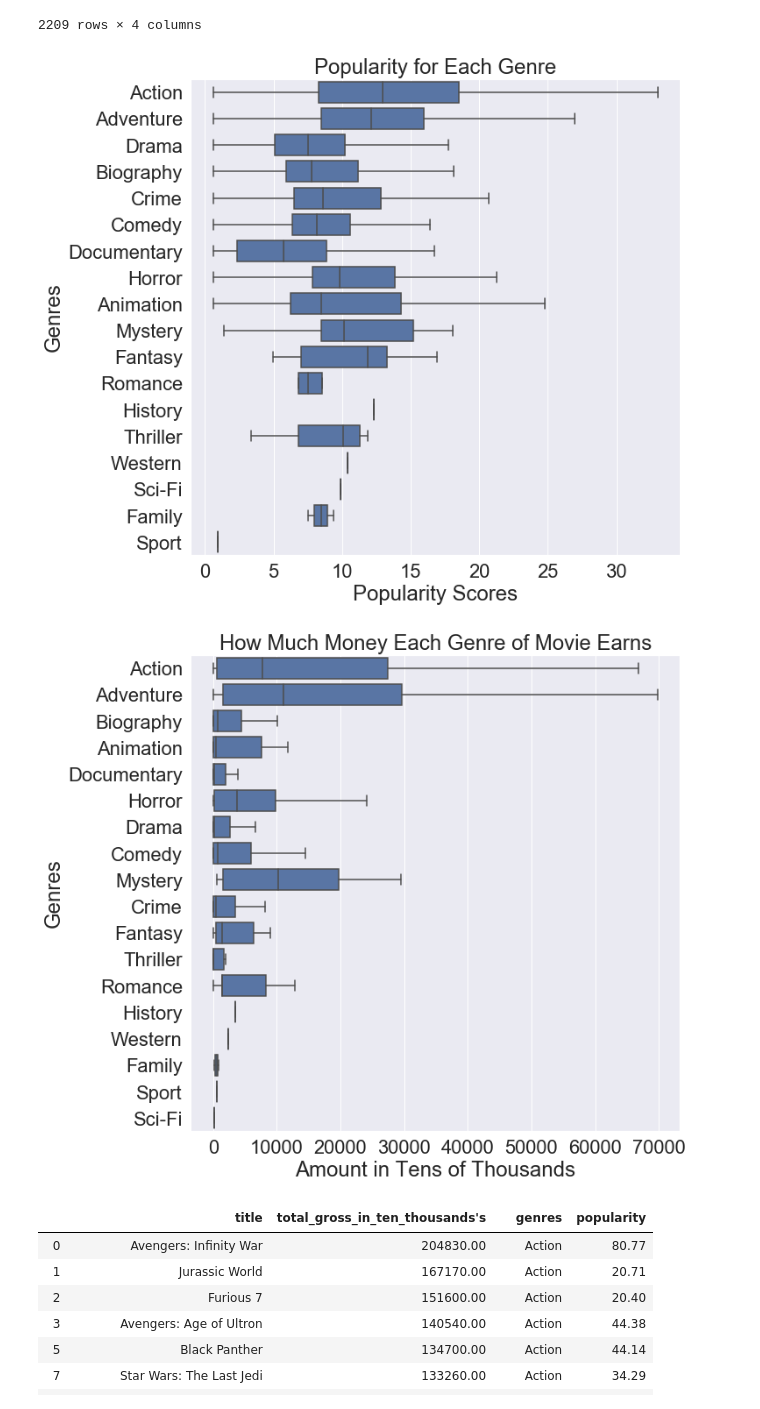
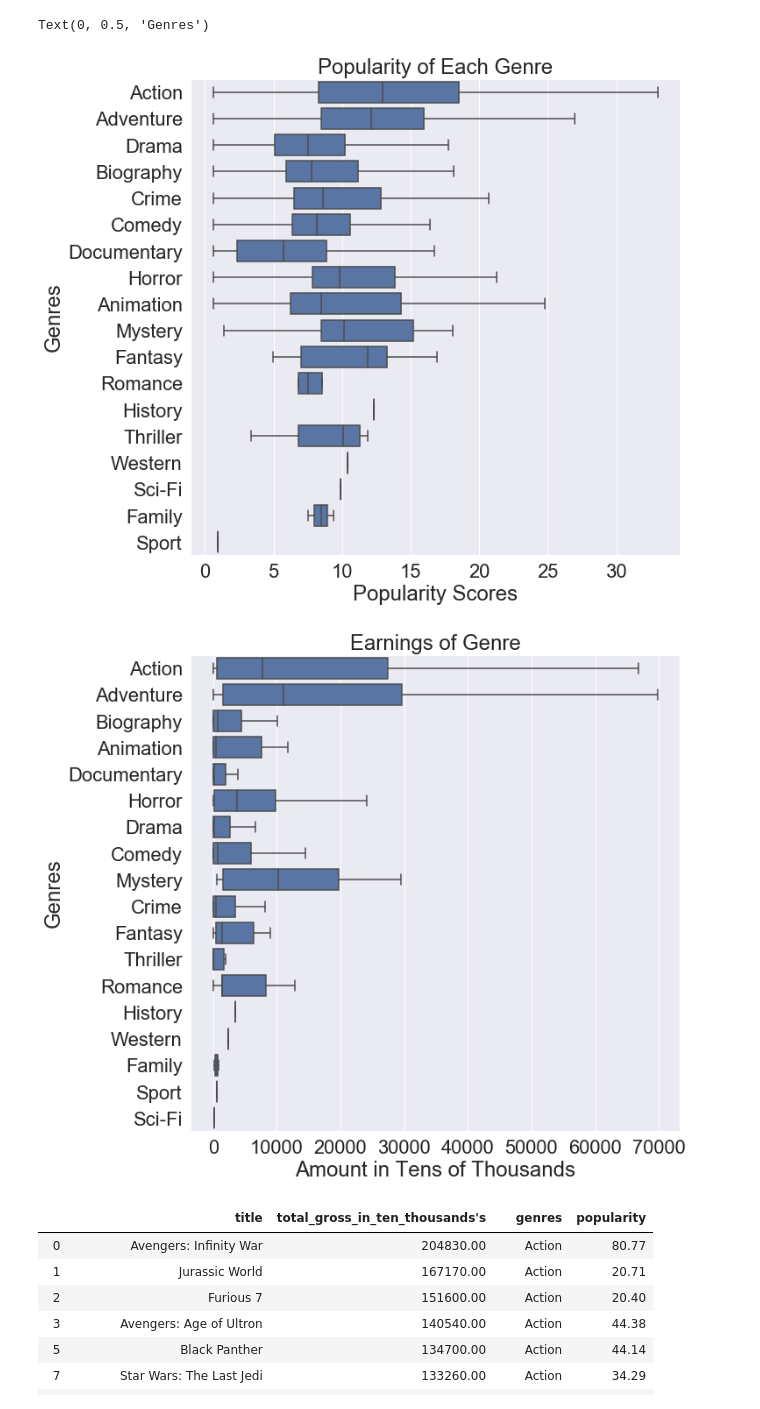
Before and after one commit to joseh4/dc-ds-010620, a Jupyter notebook: module-1/project/data/joes_progress.ipynb, the cells around one changed output. Cells and saved outputs as stored; diff of their text form; code cells hidden in the pictures.

```diff
--- a/module-1/project/data/joes_progress.ipynb
+++ b/module-1/project/data/joes_progress.ipynb
@@ -95,14 +95,14 @@ combined_data=combined_data.rename(columns = {'total_gross': "total_gross_in_ten
 
 plt.figure(figsize = (10,10))
 sns.boxplot(x = 'popularity', y ='genres', data = combined_data.nlargest(4000, 'popularity'), color = 'b', showfliers = False)
-plt.title("Popularity for Each Genre")
+plt.title("Popularity of Each Genre")
 plt.xlabel("Popularity Scores")
 plt.ylabel("Genres")
 
 # graph 2
 plt.figure(figsize = (10,10))
 sns.boxplot(x = "total_gross_in_ten_thousands's", y = 'genres', data = combined_data.nlargest(4000, "total_gross_in_ten_thousands's"), color = 'b', showfliers=False)
-plt.title("How Much Money Each Genre of Movie Earns")
+plt.title("Earnings of Genre")
 plt.xlabel("Amount in Tens of Thousands")
 plt.ylabel("Genres")
 
@@ -111,5 +111,5 @@ plt.ylabel("Genres")
 
 
 
-combined_data
+# combined_data
 # %% [output]
@@ -128,6 +116,6 @@ combined_data
-2209 rows × 4 columns
+Text(0, 0.5, 'Genres')
-[figure, old version]
+[figure, new version]
-[figure, old version]
+[figure, new version]
 # %%
 list1 = combined_data.loc[combined_data['total_gross_in_ten_thousands\'s'] > 10]
 list1.head(20)
```
Also changed, not shown: parts of 1 cell of this notebook, 1 other file.
